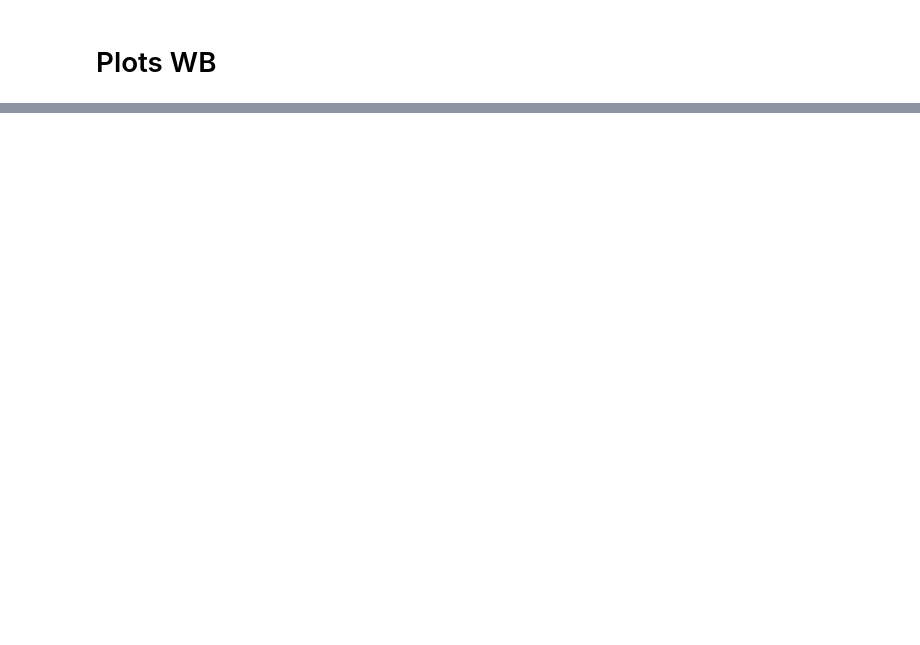
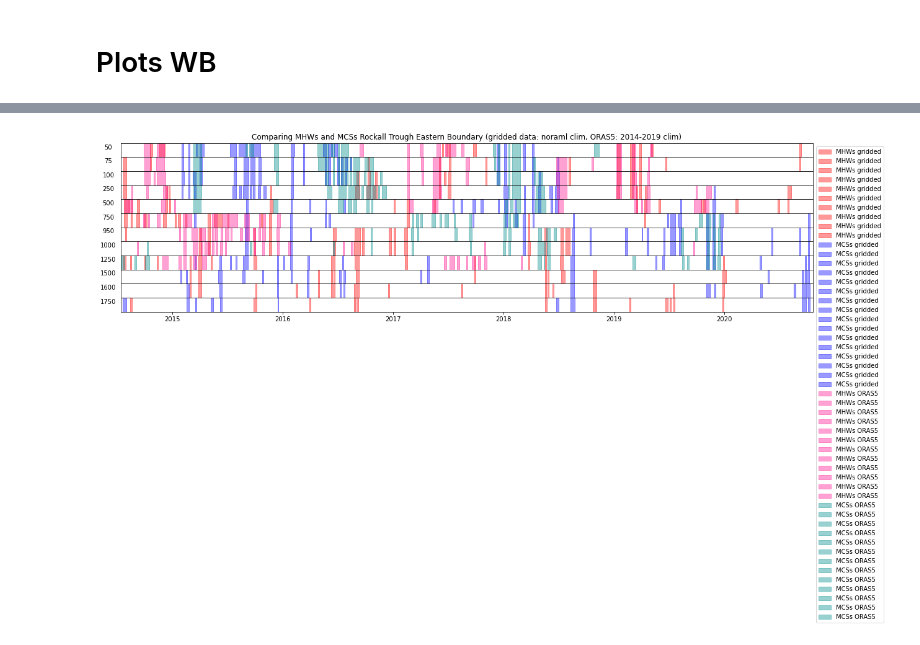
Before and after one commit to Marie-Louise-Korte/Rockall_Trough_MHW, a Jupyter notebook: X_ORAS5_alt_clim.ipynb, the cells around one changed output, grey strips where cells are left out. Saved outputs shown, nothing was run; the diff lists cells and outputs as text; code cells hidden in the pictures; blank space fills up the shorter version.

Commit message:
plots comparing short ORAS time series with gridded data

```diff
--- a/X_ORAS5_alt_clim.ipynb
+++ b/X_ORAS5_alt_clim.ipynb
@@ -107,0 +72,18 @@ array([[9.20251157, 9.20254188, 9.20257313, ...,        nan,        nan,
+# %%
+file_name = "data/Rockall-Trough-Mooring-Time-Series-2020.nc"
+ds = xr.open_dataset(file_name)
+
+ds.coords['DEPTH'] = ds.PRES
+
+ds['TG_EAST_C'] = ds.TG_EAST-273.15
+ds.TG_EAST_C.attrs = ds.TG_EAST.attrs
+ds.TG_EAST_C.attrs['units'] = 'degC'
+ds.TG_EAST_C.attrs
+
+ds['TG_WEST_C'] = ds.TG_WEST-273.15
+ds.TG_WEST_C.attrs = ds.TG_WEST.attrs
+ds.TG_WEST_C.attrs['units'] = 'degC'
+ds.TG_WEST_C.attrs;
+
+ds = ds[['TG_EAST_C', 'TG_WEST_C', 'SG_EAST', 'SG_WEST']]
+ds1D = ds.resample(TIME = "1D").mean(keep_attrs=True)
@@ -107,0 +111,3 @@ array([[9.20251157, 9.20254188, 9.20257313, ...,        nan,        nan,
+# %%
+ds1D['TG_EAST_C'] = ds1D.TG_EAST_C.where(mask_eb)
+ds1D['SG_EAST'] = ds1D.SG_EAST.where(mask_eb)
@@ -329,3 +352,10 @@ ora_WB_10 = DICT_func(oras5_WB_10, depth, climP=[2014.0, 2019.0])
+# %%
+# gridded data dictionary
+EB = DICT_func(ds1D.TG_EAST_C, depth_EB, climP=[2014.0, 2020.0])
+WB = DICT_func(ds1D.TG_WEST_C, depth_WB, climP=[2014.0, 2020.0])
+# %%
+ora_EB_6_EB = DICT_func(oras5_EB_6, depth_EB, climP=[2014.0, 2019.0])
+ora_WB_6_EB = DICT_func(oras5_WB_6, depth_EB, climP=[2014.0, 2019.0])
 # %% [markdown]
 # Plots EB
 # %%
@@ -350,0 +378,19 @@ OV_stacked_events(ora_WB_10, depth_short, 20, 12, 'ORAS5 WB 10 years 2010-2019 c
+# %%
+depth=depth_EB
+
+title = 'Comparing MHWs and MCSs Rockall Trough Eastern Boundary (gridded data: noraml clim, ORAS5: 2014-2019 clim)'
+fig, ax = plt.subplots((len(depth)),1, figsize = (20,5))
+fig.subplots_adjust(hspace=0)
+fig.tight_layout()
+for i, n in enumerate(depth):
+    OV_stacked_ax_events(EB, n, i, colour_mhw='red', colour_mcs='blue', mhw_l='MHWs gridded', mcs_l='MCSs gridded');
+    if n == 50:
+        ax[i].set_title(title)
+for i, n in enumerate(depth):
+    OV_stacked_ax_events(ora_EB_6_EB, n, i, mhw_l='MHWs ORAS5', mcs_l='MCSs ORAS5');
+
+ax[0].legend(bbox_to_anchor=(1,1), loc="upper left");
+
+#fig.savefig(f'figures/ORAS5_gridded_EB', dpi = 300, bbox_inches='tight')
+# %% [output]
+[figure, added]
```
Also changed, not shown: parts of 17 cells of this notebook.
